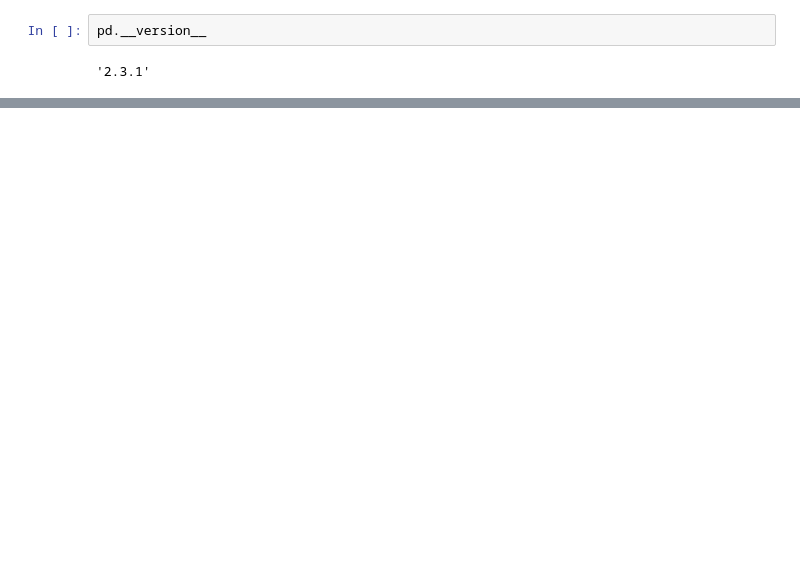
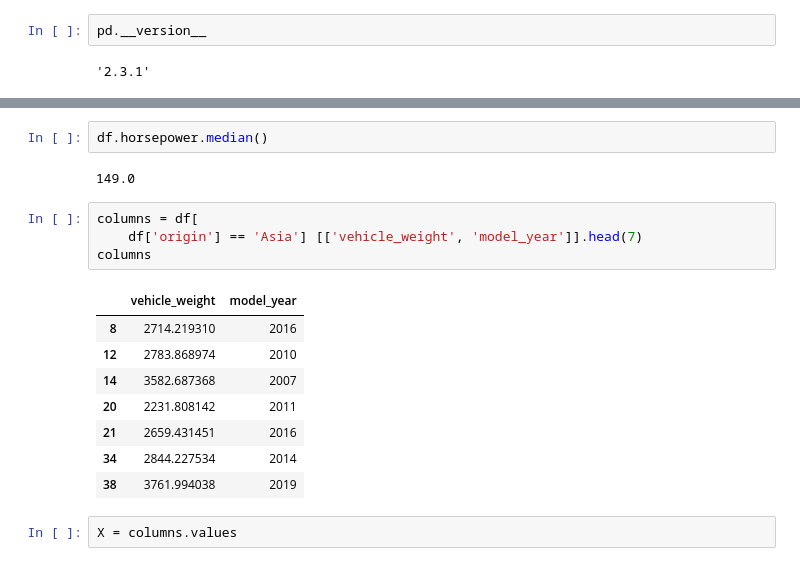
Before and after one commit to Sherifah/machine-learning-zoomcamp-homework, a Jupyter notebook: 01-intro/homework.ipynb, the cells around one changed output, grey strips where cells are left out. Cells and saved outputs as stored; diff of their text form; blank space fills up the shorter version.

```diff
--- a/01-intro/homework.ipynb
+++ b/01-intro/homework.ipynb
@@ -25,0 +153,19 @@ pd.__version__
+# %%
+df.horsepower.median()
+# %% [output]
+149.0
+# %%
+columns = df[
+    df['origin'] == 'Asia'] [['vehicle_weight', 'model_year']].head(7)
+columns
+# %% [output]
+|  | vehicle_weight | model_year |
+| 8 | 2714.219310 | 2016 |
+| 12 | 2783.868974 | 2010 |
+| 14 | 3582.687368 | 2007 |
+| 20 | 2231.808142 | 2011 |
+| 21 | 2659.431451 | 2016 |
+| 34 | 2844.227534 | 2014 |
+| 38 | 3761.994038 | 2019 |
+# %%
+X = columns.values
```
Also changed, not shown: parts of 26 cells of this notebook, 2 other files.
